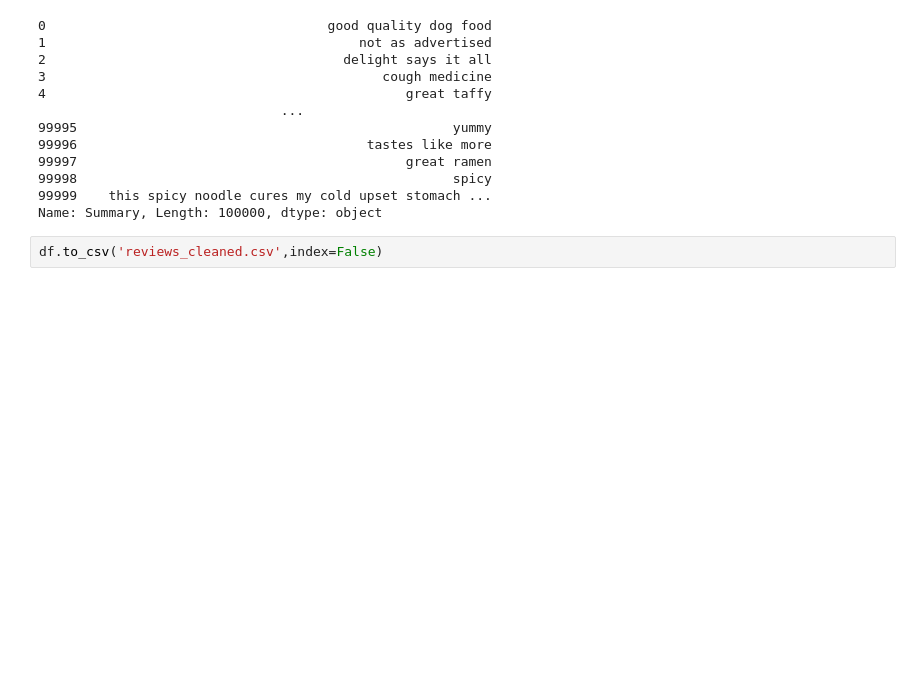
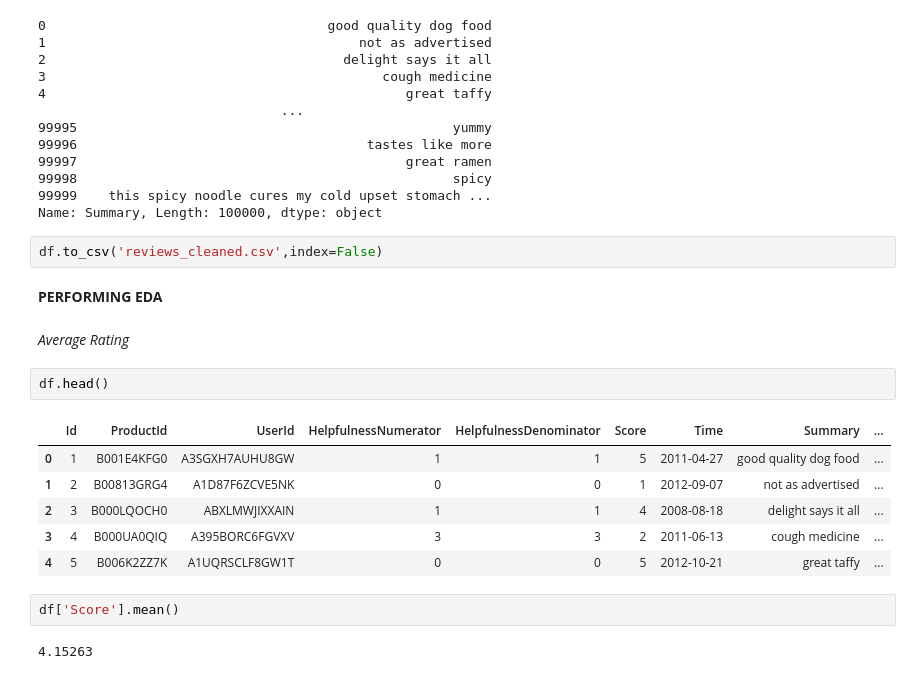
Before and after one commit to NityaVerma19/Product-Review-Analysis, a Jupyter notebook: data_cleaning.ipynb, the cells around one changed output. Drawn from its saved outputs; the diff is of its cells as text; blank space fills up the shorter version.

Commit message:
calculate average rating

```diff
--- a/data_cleaning.ipynb
+++ b/data_cleaning.ipynb
@@ -513,3 +513,20 @@ df['Summary']
 Name: Summary, Length: 100000, dtype: object
 # %%
 df.to_csv('reviews_cleaned.csv',index=False)
+# %% [markdown]
+**PERFORMING EDA**
+# %% [markdown]
+*Average Rating*
+# %%
+df.head()
+# %% [output]
+|  | Id | ProductId | UserId | HelpfulnessNumerator | HelpfulnessDenominator | Score | Time | Summary | ... |
+| 0 | 1 | B001E4KFG0 | A3SGXH7AUHU8GW | 1 | 1 | 5 | 2011-04-27 | good quality dog food | ... |
+| 1 | 2 | B00813GRG4 | A1D87F6ZCVE5NK | 0 | 0 | 1 | 2012-09-07 | not as advertised | ... |
+| 2 | 3 | B000LQOCH0 | ABXLMWJIXXAIN | 1 | 1 | 4 | 2008-08-18 | delight says it all | ... |
+| 3 | 4 | B000UA0QIQ | A395BORC6FGVXV | 3 | 3 | 2 | 2011-06-13 | cough medicine | ... |
+| 4 | 5 | B006K2ZZ7K | A1UQRSCLF8GW1T | 0 | 0 | 5 | 2012-10-21 | great taffy | ... |
+# %%
+df['Score'].mean()
+# %% [output]
+4.15263
```
